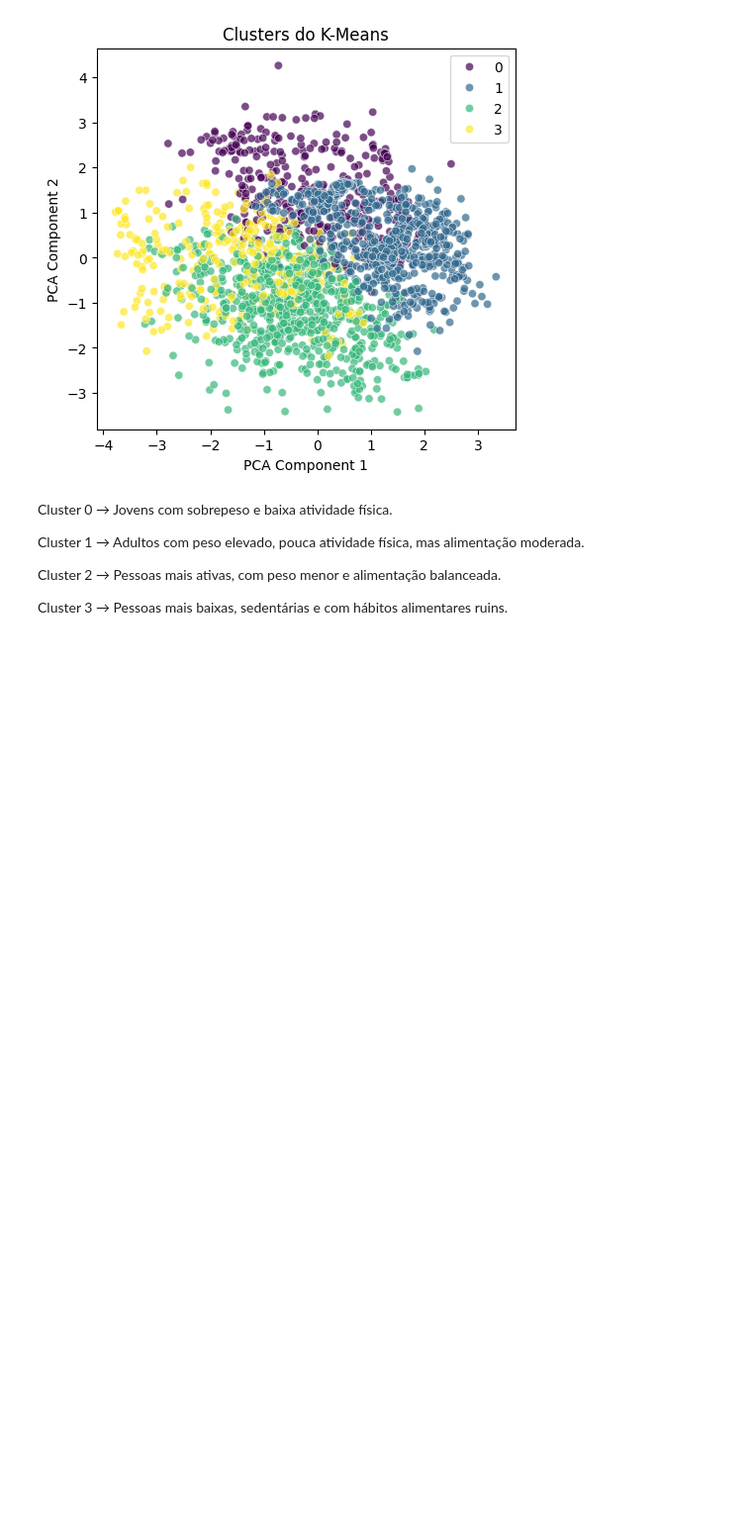
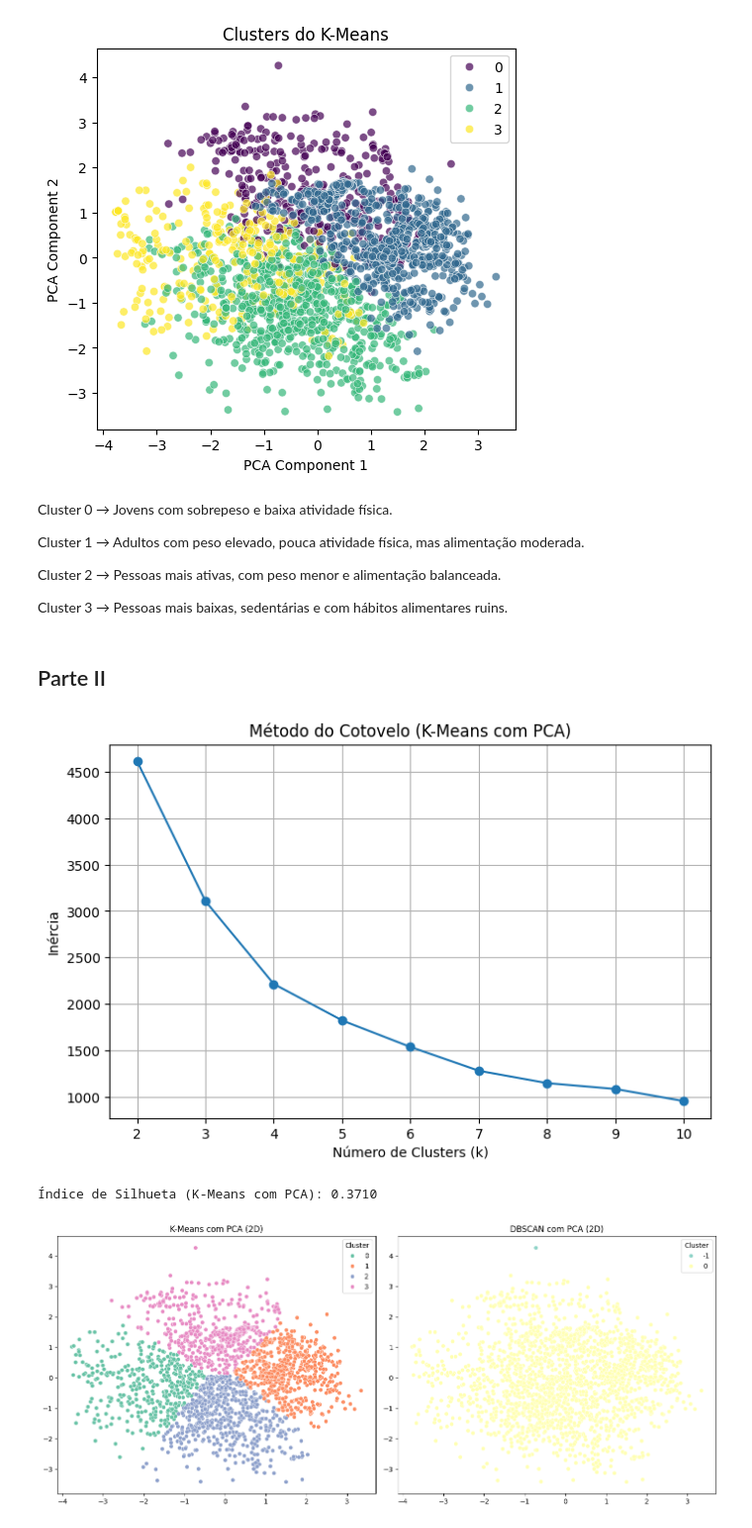
Before and after one commit to leoxsouza/clustering, a Jupyter notebook: clustering-obesity-dataset.ipynb, the cells around one changed output. Shown at 99% size. Saved outputs shown, nothing was run; the diff lists cells and outputs as text; code cells hidden in the pictures; blank space fills up the shorter version.

```diff
--- a/clustering-obesity-dataset.ipynb
+++ b/clustering-obesity-dataset.ipynb
@@ -226,3 +226,63 @@ Cluster 1 → Adultos com peso elevado, pouca atividade física, mas alimentaç
 Cluster 2 → Pessoas mais ativas, com peso menor e alimentação balanceada.
 
 Cluster 3 → Pessoas mais baixas, sedentárias e com hábitos alimentares ruins.
+# %% [markdown]
+## Parte II
+# %%
+from sklearn.metrics import silhouette_score
+
+# Aplicar PCA para reduzir para 2 dimensões
+pca = PCA(n_components=2)
+X_pca = pca.fit_transform(df_preprocessed)
+
+# Aplicar KMeans com 4 clusters
+kmeans = KMeans(n_clusters=4, random_state=42)
+clusters_kmeans = kmeans.fit_predict(X_pca)
+
+# Aplicar DBSCAN
+dbscan = DBSCAN(eps=0.9, min_samples=5)
+clusters_dbscan = dbscan.fit_predict(X_pca)
+
+
+inertia_values = []
+k_values = range(2, 11)
+
+for k in k_values:
+    kmeans = KMeans(n_clusters=k, random_state=42)
+    kmeans.fit(X_pca)  # Use os dados reduzidos por PCA
+    inertia_values.append(kmeans.inertia_)
+
+# Plot do cotovelo
+plt.figure(figsize=(8, 5))
+plt.plot(k_values, inertia_values, marker='o')
+plt.title("Método do Cotovelo (K-Means com PCA)")
+plt.xlabel("Número de Clusters (k)")
+plt.ylabel("Inércia")
+plt.grid(True)
+plt.show()
+
+
+# Visualização
+fig, axes = plt.subplots(1, 2, figsize=(14, 6))
+
+
+# 1. Calcula o índice de silhueta com os dados reduzidos por PCA
+silhouette_kmeans_pca = silhouette_score(X_pca, clusters_kmeans)
+print(f"Índice de Silhueta (K-Means com PCA): {silhouette_kmeans_pca:.4f}")
+
+# KMeans
+sns.scatterplot(x=X_pca[:, 0], y=X_pca[:, 1], hue=clusters_kmeans, palette="Set2", ax=axes[0])
+axes[0].set_title("K-Means com PCA (2D)")
+axes[0].legend(title="Cluster")
+
+# DBSCAN
+sns.scatterplot(x=X_pca[:, 0], y=X_pca[:, 1], hue=clusters_dbscan, palette="Set3", ax=axes[1])
+axes[1].set_title("DBSCAN com PCA (2D)")
+axes[1].legend(title="Cluster")
+
+plt.tight_layout()
+plt.show()
+# %% [output]
+[figure, added]
+Índice de Silhueta (K-Means com PCA): 0.3710
+[figure, added]
```
Also changed, not shown: parts of 2 cells of this notebook.
